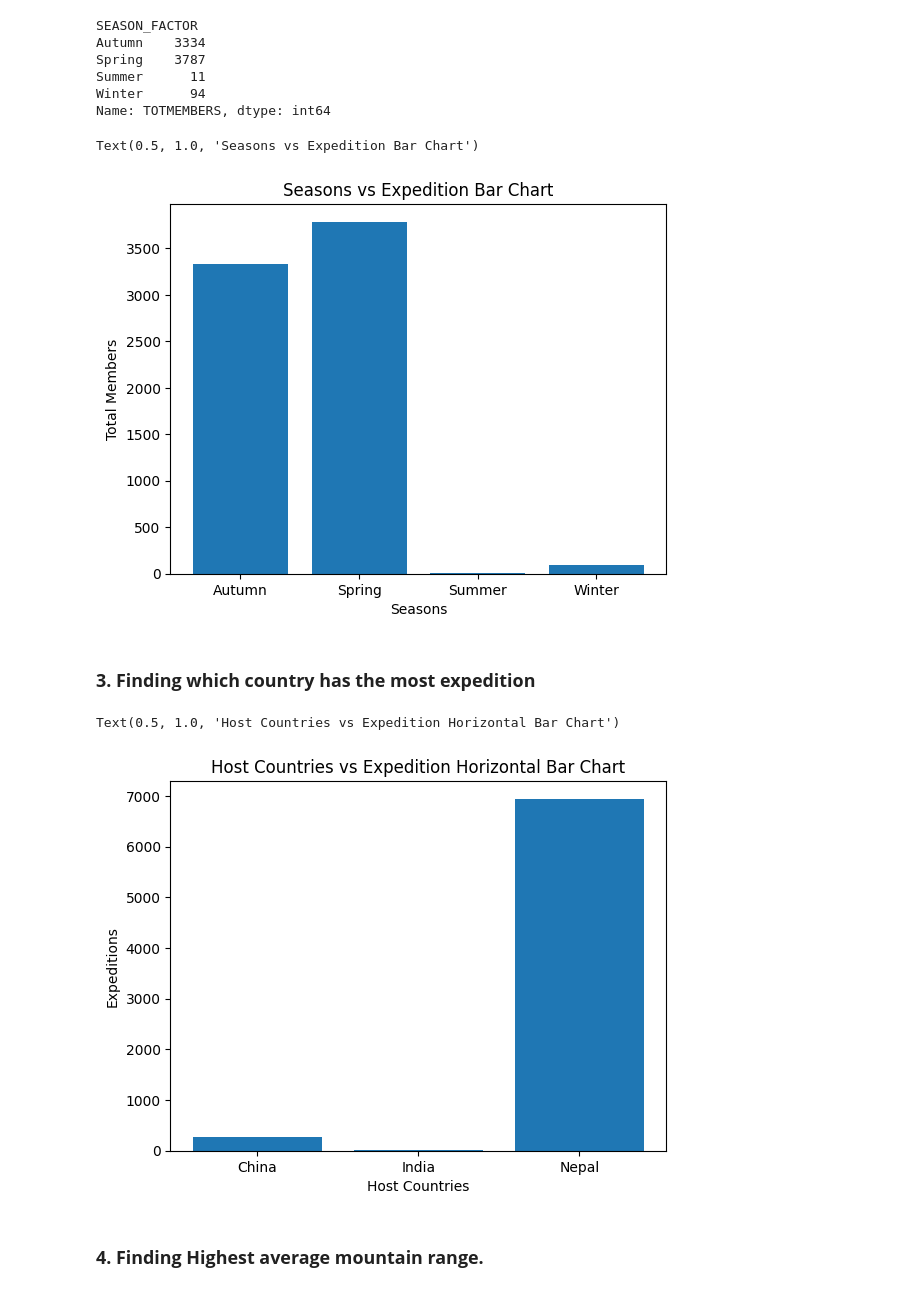
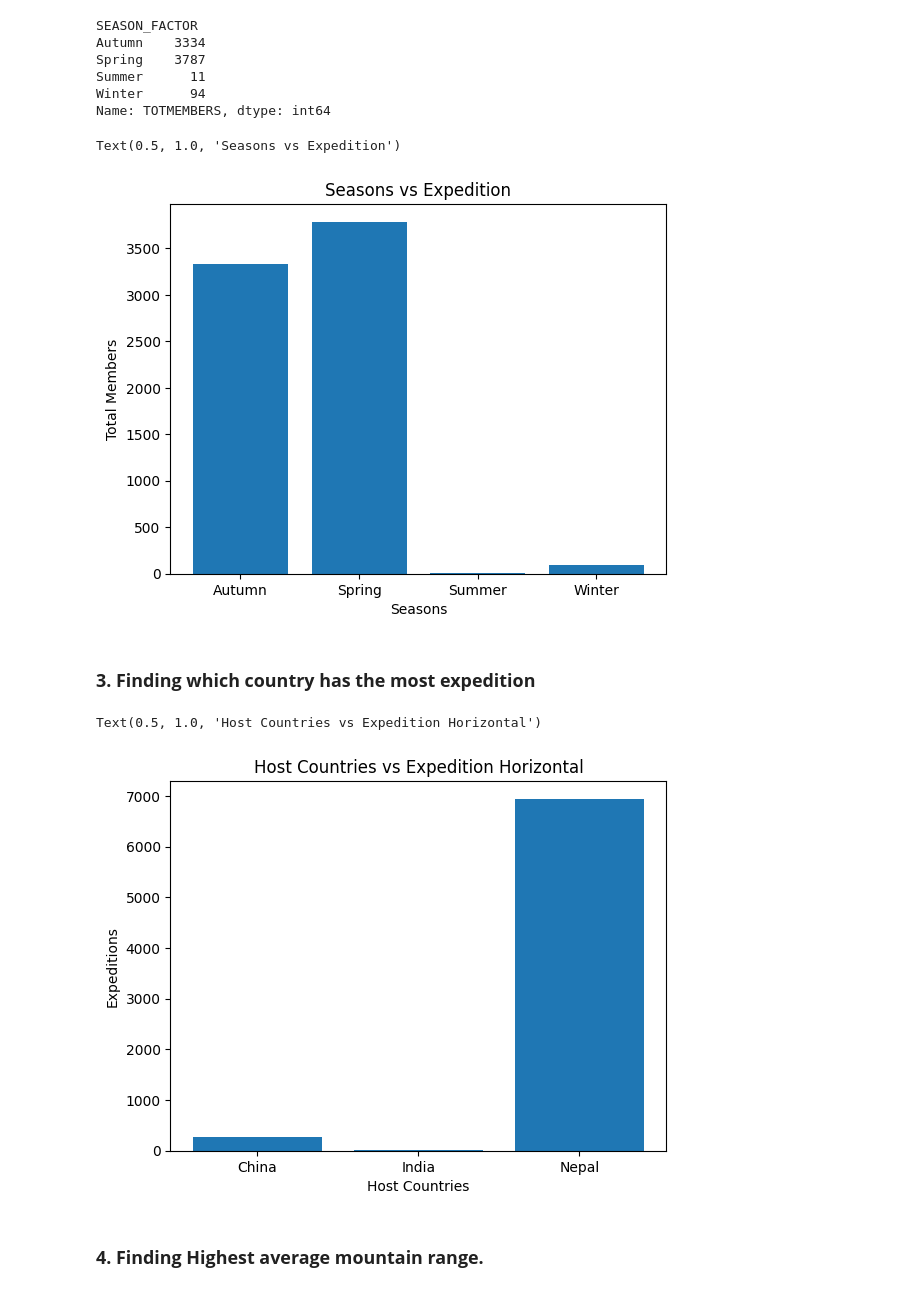
Before and after one commit to lazy-upa/Mountaineering-Expedition-Prediction, a Jupyter notebook: analysis.ipynb, the cells around one changed output. Saved outputs shown, nothing was run; the diff lists cells and outputs as text; code cells hidden in the pictures.

```diff
--- a/analysis.ipynb
+++ b/analysis.ipynb
@@ -196,10 +196,10 @@ Name: TOTMEMBERS, dtype: int64
 plt.bar(seasons.index, seasons.values)
 plt.xlabel('Seasons')
 plt.ylabel('Total Members')
-plt.title('Seasons vs Expedition Bar Chart')
+plt.title('Seasons vs Expedition')
 # %% [output]
-Text(0.5, 1.0, 'Seasons vs Expedition Bar Chart')
+Text(0.5, 1.0, 'Seasons vs Expedition')
-[figure, old version]
+[figure, new version]
 # %% [markdown]
 ### **3. Finding which country has the most expedition**
 # %%
@@ -207,11 +207,11 @@ host_countries = df.groupby(by='HOST_FACTOR')['TOTMEMBERS'].sum()
 # %%
 plt.bar(host_countries.index, host_countries.values)
 plt.xlabel('Host Countries')
 plt.ylabel('Expeditions')
-plt.title('Host Countries vs Expedition Horizontal Bar Chart')
+plt.title('Host Countries vs Expedition Horizontal')
 # %% [output]
-Text(0.5, 1.0, 'Host Countries vs Expedition Horizontal Bar Chart')
+Text(0.5, 1.0, 'Host Countries vs Expedition Horizontal')
-[figure, old version]
+[figure, new version]
 # %% [markdown]
 ### **4. Finding Highest average mountain range.**
 # %%
```
Also changed, not shown: parts of 10 cells of this notebook.
